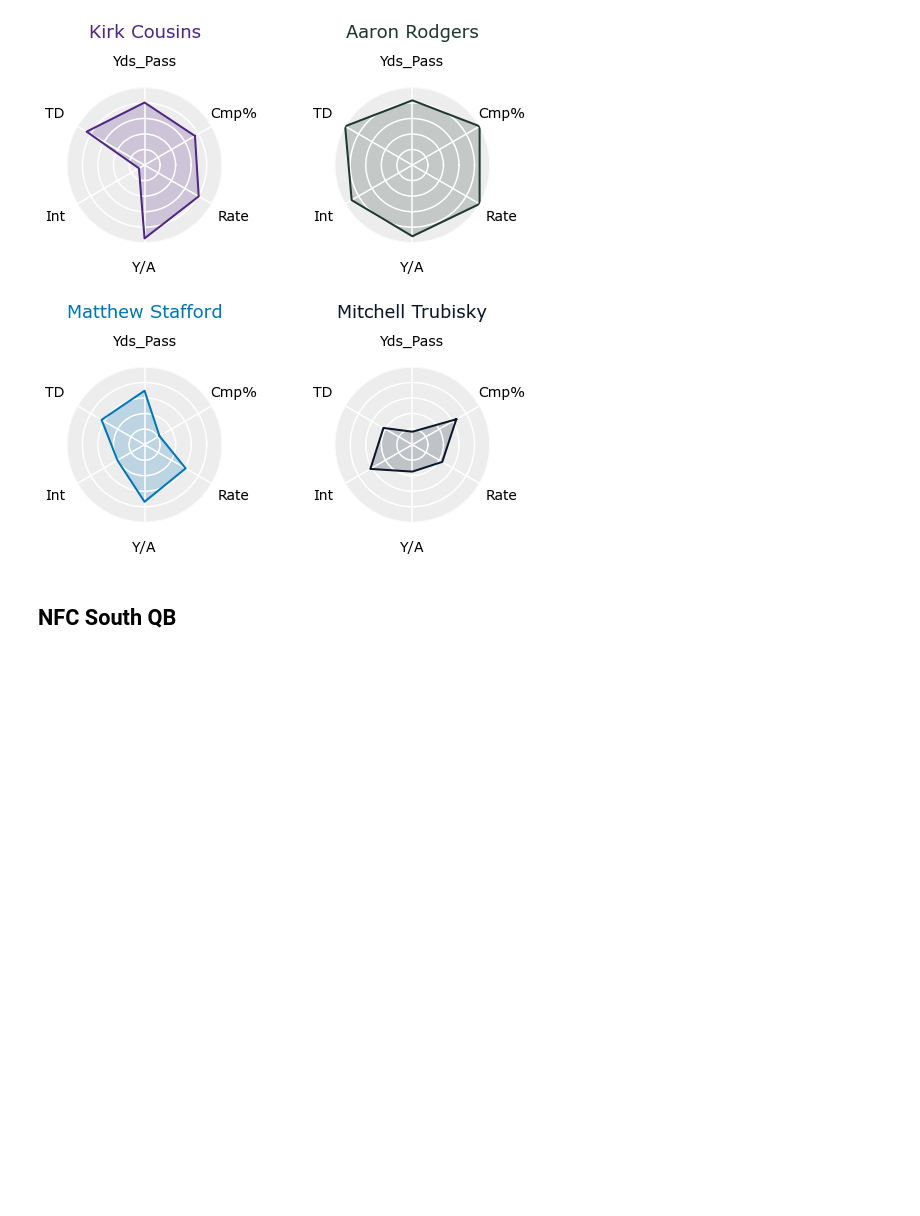
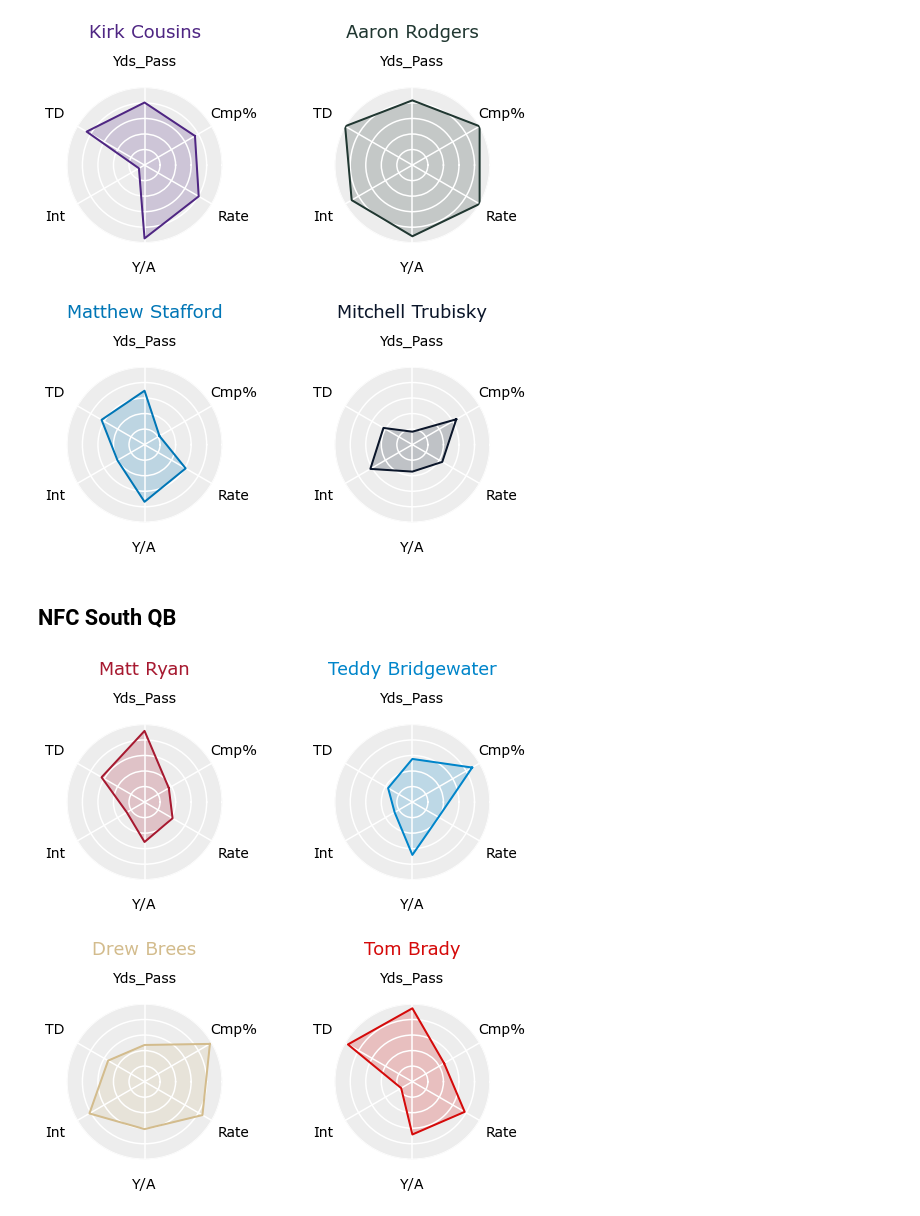
Before and after one commit to aclao89/NFL_Stats, a Jupyter notebook: NFL QB Passing.ipynb, the cells around one changed output. Drawn from its saved outputs; the diff is of its cells as text; code cells hidden in the pictures; blank space fills up the shorter version.

Commit message:
generated radar charts for AFC & NFC

```diff
--- a/NFL QB Passing.ipynb
+++ b/NFL QB Passing.ipynb
@@ -415,3 +415,31 @@ plt.show()
 [figure]
 # %% [markdown]
 ## NFC South QB
+# %%
+# Create figure
+fig = plt.figure(figsize=(8, 8), facecolor='white')
+
+# Add subplots
+ax1 = fig.add_subplot(221, projection='polar', facecolor='#ededed')
+ax2 = fig.add_subplot(222, projection='polar', facecolor='#ededed')
+ax3 = fig.add_subplot(223, projection='polar', facecolor='#ededed')
+ax4 = fig.add_subplot(224, projection='polar', facecolor='#ededed')
+
+# Adjust space between subplots
+plt.subplots_adjust(hspace=0.8, wspace=0.5)
+
+# Get QB data
+atl_data = get_QB(df_1200, 'ATL')
+car_data = get_QB(df_1200, 'CAR')
+nor_data = get_QB(df_1200, 'NOR')
+tam_data = get_QB(df_1200, 'TAM')
+
+# Plot QB data
+ax1 = radar_chart(ax1, angle, atl_data, team_colors['ATL'])
+ax2 = radar_chart(ax2, angle, car_data, team_colors['CAR'])
+ax3 = radar_chart(ax3, angle, nor_data, team_colors['NOR'])
+ax4 = radar_chart(ax4, angle, tam_data, team_colors['TAM'])
+
+plt.show()
+# %% [output]
+[figure, added]
```
Also changed, not shown: parts of 7 cells of this notebook.
